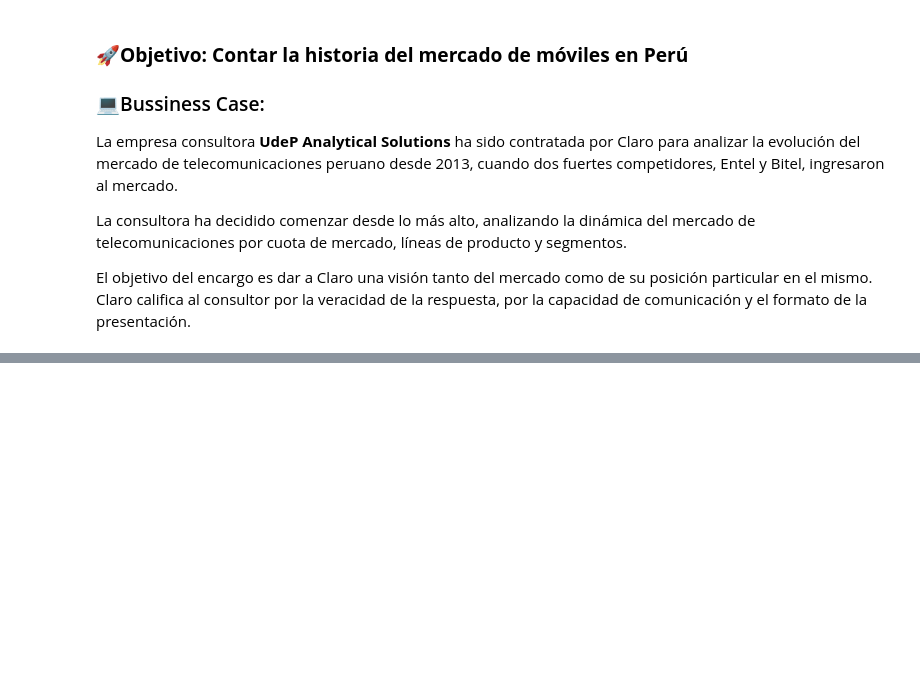
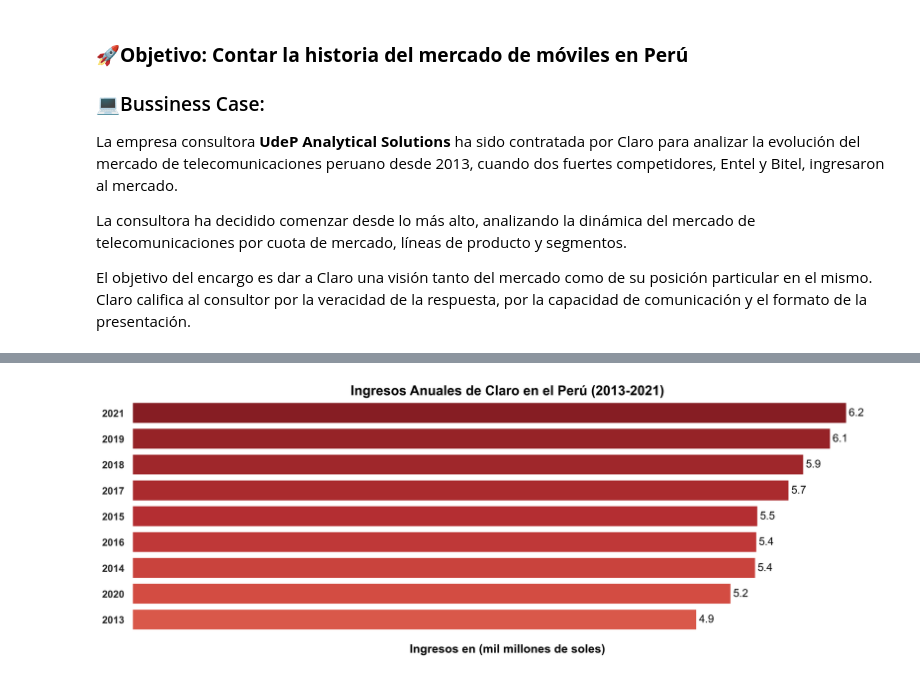
Before and after one commit to Luivelo/parcial_TEE_project_storytelling, a Jupyter notebook: storytelling_notebook_parcial.ipynb, the cells around one changed output, grey strips where cells are left out. Saved outputs shown, nothing was run; the diff lists cells and outputs as text; code cells hidden in the pictures; blank space fills up the shorter version.

```diff
--- a/storytelling_notebook_parcial.ipynb
+++ b/storytelling_notebook_parcial.ipynb
@@ -110,0 +178,9 @@ ingresos_total_compañias_anual = ingresos.groupby(['Año','Compañia']).agg({'I
+# %%
+# facturación anual del mercado de telecomunicaciones en el Perú por compañía en todas las lineas de negocio
+ingresos_total_compañias_anual = ingresos.groupby(['Año', 'Compañia']).agg({'Ingresos soles': 'sum'}).reset_index()
+# facturación anual solo para claro
+ingresos_claro = ingresos_total_compañias_anual[ingresos_total_compañias_anual['Compañia'] == 'Claro']
+ingresos_claro['Tasa de crecimiento(%)'] = ingresos_claro['Ingresos soles'].pct_change() * 100  # tasa de crecimiento anual evolución de los ingresos
+print(f'Anualmente Claro factura en promedio {int(ingresos_claro["Ingresos soles"].mean() / 1000000000)} mil millones de soles')
+print(f'La tasa de crecimiento anual promedio de los ingresos de Claro es de {round(ingresos_claro["Tasa de crecimiento(%)"].mean(), 2)}%')
+ingresos_claro
@@ -110,0 +200,34 @@ ingresos_total_compañias_anual = ingresos.groupby(['Año','Compañia']).agg({'I
+# %%
+# Convertir los ingresos a mil millones
+ingresos_claro_anual = ingresos_claro.copy()
+ingresos_claro_anual['Ingresos soles (mil millones)'] = ingresos_claro_anual['Ingresos soles'] / 1000000000
+
+# Ordenar por ingresos de mayor a menor
+ingresos_claro_anual = ingresos_claro_anual.sort_values('Ingresos soles (mil millones)', ascending=False)
+
+# Crear el gráfico de barras horizontal
+sns.set_theme(style='white', palette='bright')
+plt.figure(figsize=(16, 5), dpi=300)  # Tamaño de la figura y resolución
+colors = plt.cm.Reds(np.linspace(0.9, 0.6, len(ingresos_claro_anual)))
+ax = sns.barplot(
+    x='Ingresos soles (mil millones)',
+    y='Año',
+    data=ingresos_claro_anual,
+    palette=colors,
+    orient='h',
+    order=ingresos_claro_anual['Año']
+)
+sns.despine(left=True, bottom=True)  # Quitar los bordes de la gráfica
+plt.xlabel('Ingresos en (mil millones de soles)', fontsize=14, color='black', weight='bold')
+plt.ylabel('')
+plt.title('Ingresos Anuales de Claro en el Perú (2013-2021)', fontsize=16, color='black', weight='bold')
+plt.gca().set_xticklabels([])
+plt.yticks(fontsize=12, weight='bold')
+# Añadir los valores encima de las barras
+for index, value in enumerate(ingresos_claro_anual['Ingresos soles (mil millones)']):
+    ax.text(value + 0.02, index, f'{value:.1f}', color='black', ha="left", va="center", fontsize=13)
+
+# Mostrar el gráfico
+plt.show()
+# %% [output]
+[figure, added]
```
Also changed, not shown: parts of 15 cells of this notebook.
